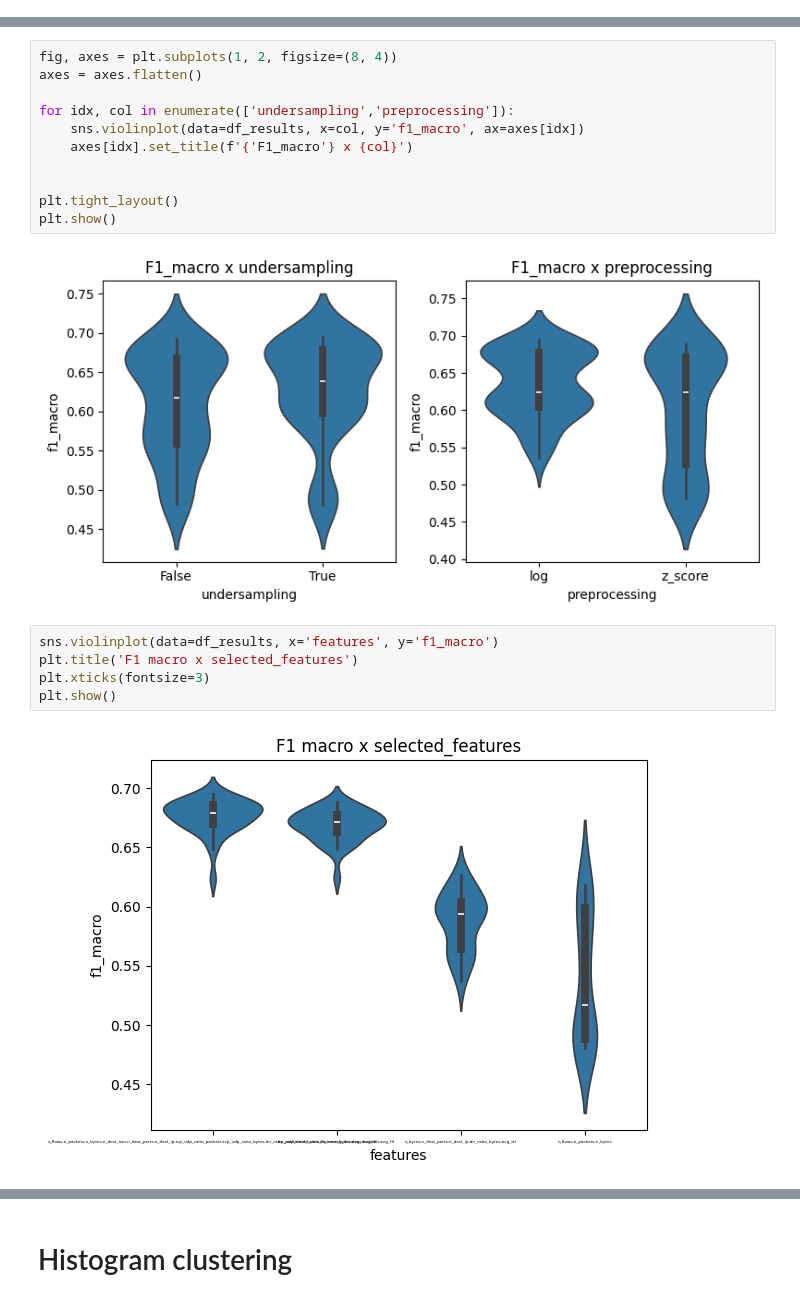
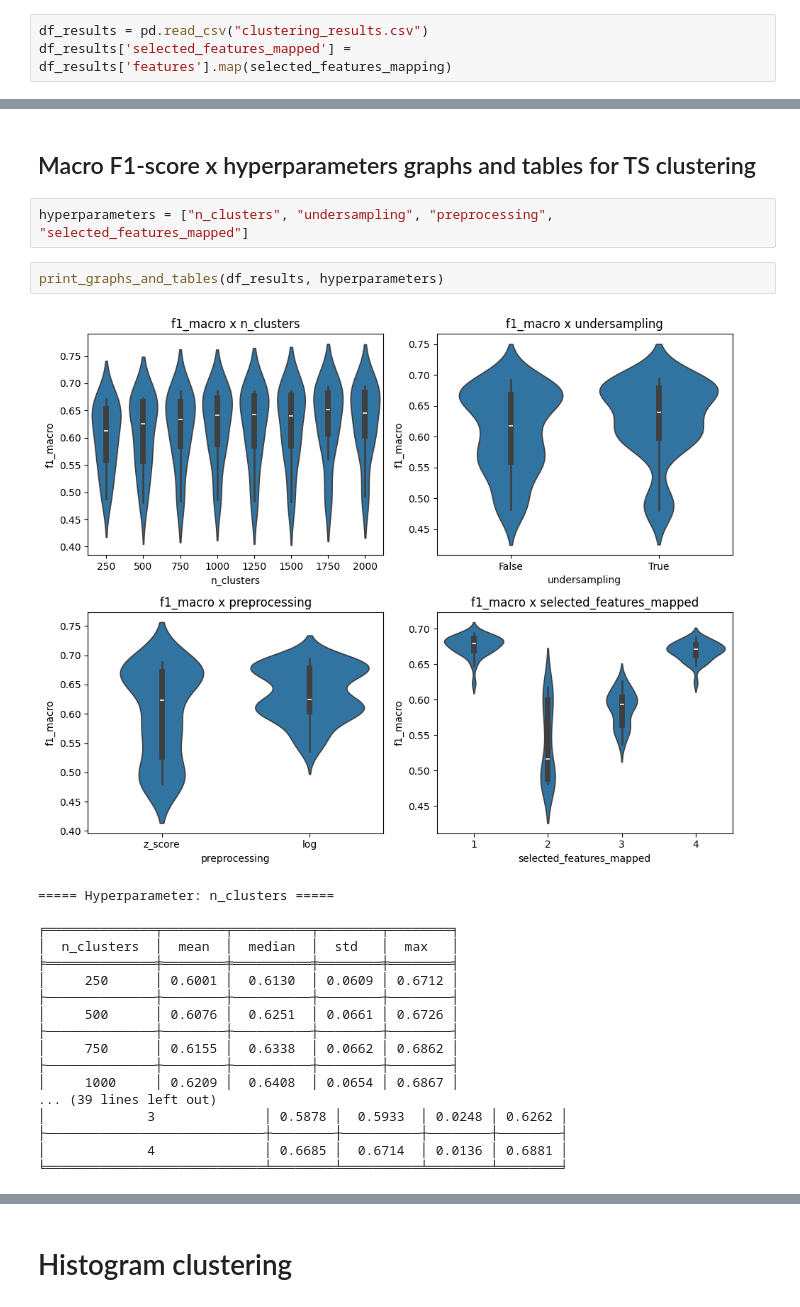
Before and after one commit to koumajos/DeviceTypeClassification, a Jupyter notebook: evaluation_notebooks/clustering_results.ipynb, the cells around one changed output, grey strips where cells are left out. Drawn from its saved outputs; the diff is of its cells as text.

Commit message:
Refactoring of notebooks + adding all results

```diff
--- a/evaluation_notebooks/clustering_results.ipynb
+++ b/evaluation_notebooks/clustering_results.ipynb
@@ -35,0 +54,3 @@ df_results
+# %%
+df_results = pd.read_csv("clustering_results.csv")
+df_results['selected_features_mapped'] = df_results['features'].map(selected_features_mapping)
@@ -36,20 +74,25 @@ df_results
+# %% [markdown]
+##  Macro F1-score x hyperparameters graphs and tables for TS clustering
+# %%
+hyperparameters = ["n_clusters", "undersampling", "preprocessing", "selected_features_mapped"]
 # %%
-fig, axes = plt.subplots(1, 2, figsize=(8, 4))
-axes = axes.flatten()
-
-for idx, col in enumerate(['undersampling','preprocessing']):
-    sns.violinplot(data=df_results, x=col, y='f1_macro', ax=axes[idx])
-    axes[idx].set_title(f'{'F1_macro'} x {col}')
-
-
-plt.tight_layout()
-plt.show()
+print_graphs_and_tables(df_results, hyperparameters)
 # %% [output]
-[figure, old version]
+[figure, new version]
+===== Hyperparameter: n_clusters =====
+
+╒══════════════╤════════╤══════════╤════════╤════════╕
+│  n_clusters  │  mean  │  median  │  std   │  max   │
+╞══════════════╪════════╪══════════╪════════╪════════╡
+│     250      │ 0.6001 │  0.6130  │ 0.0609 │ 0.6712 │
+├──────────────┼────────┼──────────┼────────┼────────┤
+│     500      │ 0.6076 │  0.6251  │ 0.0661 │ 0.6726 │
+├──────────────┼────────┼──────────┼────────┼────────┤
+│     750      │ 0.6155 │  0.6338  │ 0.0662 │ 0.6862 │
+├──────────────┼────────┼──────────┼────────┼────────┤
+│     1000     │ 0.6209 │  0.6408  │ 0.0654 │ 0.6867 │
+... (39 lines left out)
+│             3              │ 0.5878 │  0.5933  │ 0.0248 │ 0.6262 │
+├────────────────────────────┼────────┼──────────┼────────┼────────┤
+│             4              │ 0.6685 │  0.6714  │ 0.0136 │ 0.6881 │
+╘════════════════════════════╧════════╧══════════╧════════╧════════╛
-# %%
-sns.violinplot(data=df_results, x='features', y='f1_macro')
-plt.title('F1 macro x selected_features')
-plt.xticks(fontsize=3)
-plt.show()
-# %% [output]
-[figure, removed]
```
Also changed, not shown: parts of 14 cells of this notebook, 5 other files.
